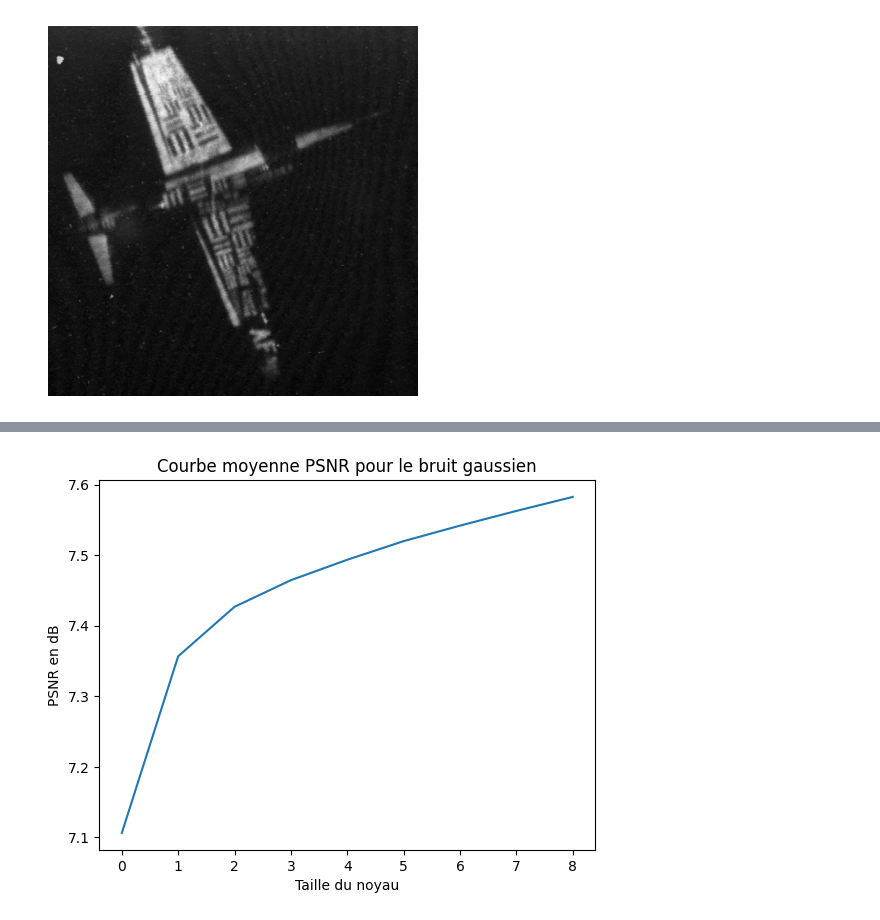
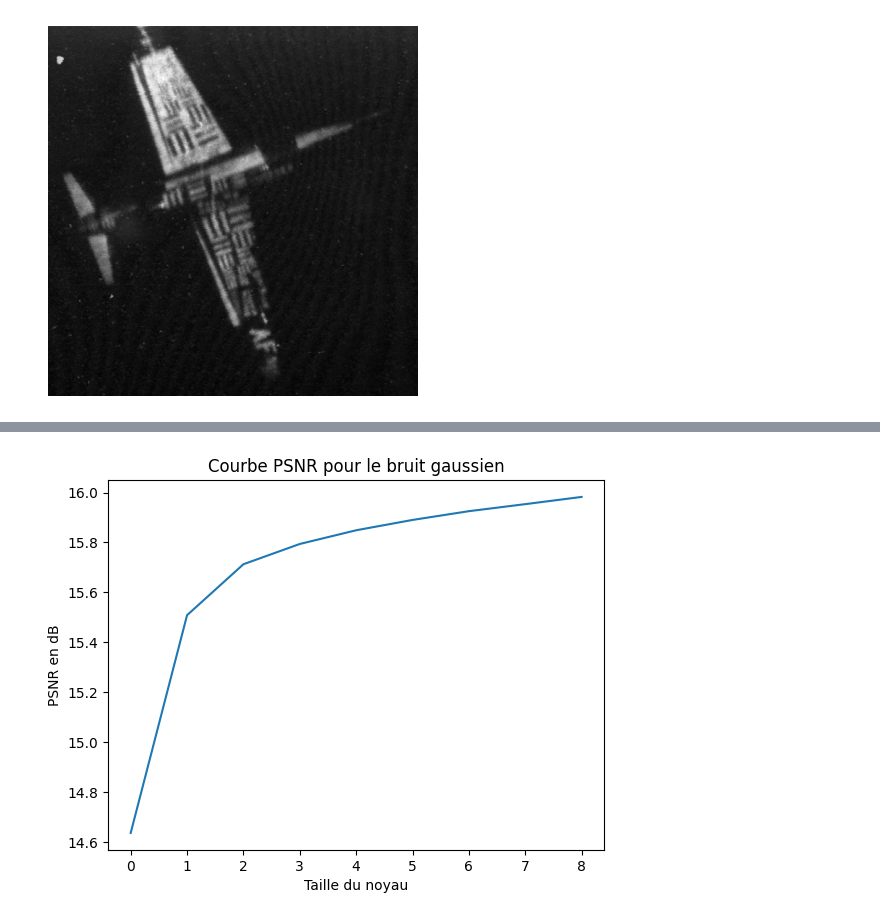
Before and after one commit to Adeper/Projet_Image, a Jupyter notebook: Code/Moyenneur/tests_moyen.ipynb, the cells around one changed output, grey strips where cells are left out. Saved outputs shown, nothing was run; the diff lists cells and outputs as text; code cells hidden in the pictures.

```diff
--- a/Code/Moyenneur/tests_moyen.ipynb
+++ b/Code/Moyenneur/tests_moyen.ipynb
@@ -208,3 +208,18 @@ def create_kernel(i):
     kernel = np.ones((i, i))
     kernel = 1/(i*i) * kernel
     return kernel
+# %%
+# Affichage de la courbe de PSNR pour le bruit gaussien en fonction de h (pour UNE image)
+def display_psnr_curve_gaussian(image, noisy_image, title):
+    psnr_values = []
+    for i in range(1, 50):
+        h = create_kernel(i)
+        denoised_image = convolve2d(noisy_image, h)
+        psnr_value = psnr(image, denoised_image)
+        psnr_values.append(psnr_value)
+    plt.figure()
+    plt.plot(psnr_values)
+    plt.title(title)
+    plt.xlabel('Taille du noyau')
+    plt.ylabel('PSNR en dB')
+    plt.show()
@@ -223,12 +251,18 @@ display_curb_psnr(psnr_values_salt_pepper, 'Courbe moyenne PSNR pour le bruit se
 # %%
 # Courbe moyenne psnr pour gaussien
-psnr_values_gaussian = []
-for i in range(1, 10):
-    h = create_kernel(i)
-    denoised_images, psnr_values = image_denoising(images, noisy_images_gaussian, h)
-    psnr_values_gaussian.append(np.mean(psnr_values))
+# psnr_values_gaussian = []
+# for i in range(1, 10):
+#     h = create_kernel(i)
+#     denoised_images, psnr_values = image_denoising(images, noisy_images_gaussian, h)
+#     psnr_values_gaussian.append(np.mean(psnr_values))
 
-psnr_values_gaussian = np.array(psnr_values_gaussian)
-display_curb_psnr(psnr_values_gaussian, 'Courbe moyenne PSNR pour le bruit gaussien')
+# psnr_values_gaussian = np.array(psnr_values_gaussian)
+# display_curb_psnr(psnr_values_gaussian, 'Courbe moyenne PSNR pour le bruit gaussien')
-# %% [output]
-[figure, removed]
+# %%
+image_test_1 = images[0]
+noisy_image_test_1_gaussian = noisy_images_gaussian[0]
+noisy_image_test_1_salt_pepper = noisy_images_salt_pepper[0]
+# %%
+display_psnr_curve_gaussian(image_test_1, noisy_image_test_1_gaussian, 'Courbe PSNR pour le bruit gaussien')
+# %% [output]
+[figure, added]
```
Also changed, not shown: parts of 5 cells of this notebook, 3 other files.
